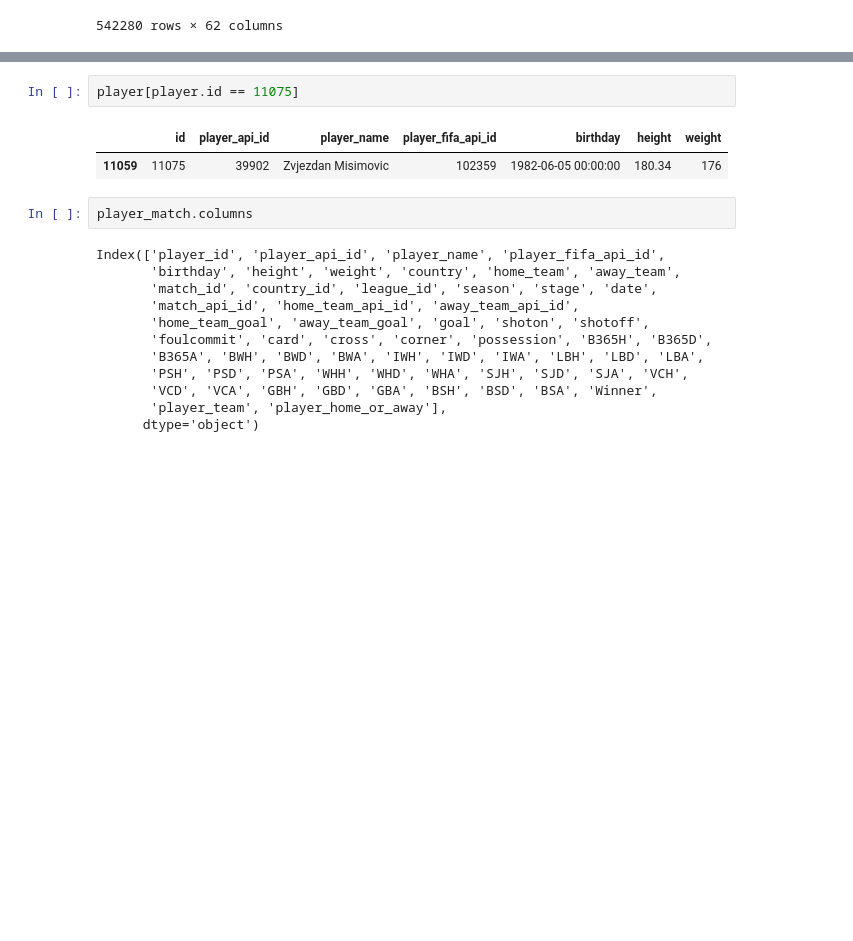
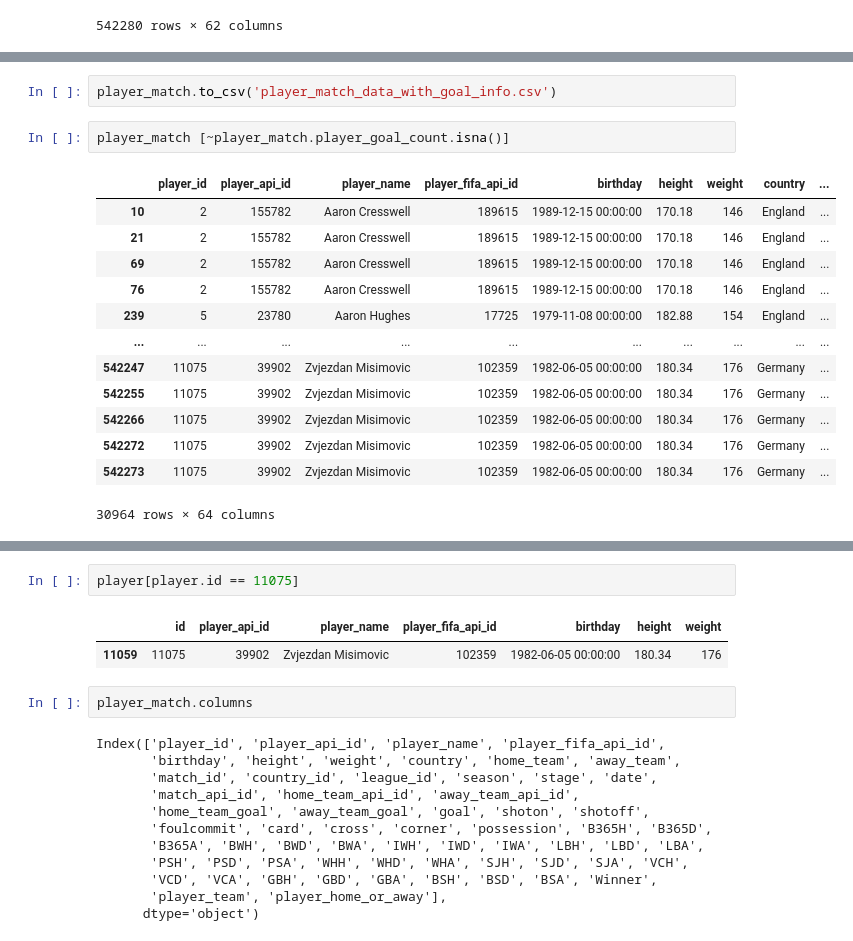
Before and after one commit to ladorabl/udacity_data_analyst_nd, a Jupyter notebook: Project2/Project2_EDA.ipynb, the cells around one changed output, grey strips where cells are left out. Cells and saved outputs as stored; diff of their text form; blank space fills up the shorter version.

```diff
--- a/Project2/Project2_EDA.ipynb
+++ b/Project2/Project2_EDA.ipynb
@@ -811,0 +1119,18 @@ player_match
+# %%
+player_match.to_csv('player_match_data_with_goal_info.csv')
+# %%
+player_match [~player_match.player_goal_count.isna()]
+# %% [output]
+|  | player_id | player_api_id | player_name | player_fifa_api_id | birthday | height | weight | country | ... |
+| 10 | 2 | 155782 | Aaron Cresswell | 189615 | 1989-12-15 00:00:00 | 170.18 | 146 | England | ... |
+| 21 | 2 | 155782 | Aaron Cresswell | 189615 | 1989-12-15 00:00:00 | 170.18 | 146 | England | ... |
+| 69 | 2 | 155782 | Aaron Cresswell | 189615 | 1989-12-15 00:00:00 | 170.18 | 146 | England | ... |
+| 76 | 2 | 155782 | Aaron Cresswell | 189615 | 1989-12-15 00:00:00 | 170.18 | 146 | England | ... |
+| 239 | 5 | 23780 | Aaron Hughes | 17725 | 1979-11-08 00:00:00 | 182.88 | 154 | England | ... |
+| ... | ... | ... | ... | ... | ... | ... | ... | ... | ... |
+| 542247 | 11075 | 39902 | Zvjezdan Misimovic | 102359 | 1982-06-05 00:00:00 | 180.34 | 176 | Germany | ... |
+| 542255 | 11075 | 39902 | Zvjezdan Misimovic | 102359 | 1982-06-05 00:00:00 | 180.34 | 176 | Germany | ... |
+| 542266 | 11075 | 39902 | Zvjezdan Misimovic | 102359 | 1982-06-05 00:00:00 | 180.34 | 176 | Germany | ... |
+| 542272 | 11075 | 39902 | Zvjezdan Misimovic | 102359 | 1982-06-05 00:00:00 | 180.34 | 176 | Germany | ... |
+| 542273 | 11075 | 39902 | Zvjezdan Misimovic | 102359 | 1982-06-05 00:00:00 | 180.34 | 176 | Germany | ... |
+30964 rows × 64 columns
```
Also changed, not shown: parts of 40 cells of this notebook, 1 other file.
